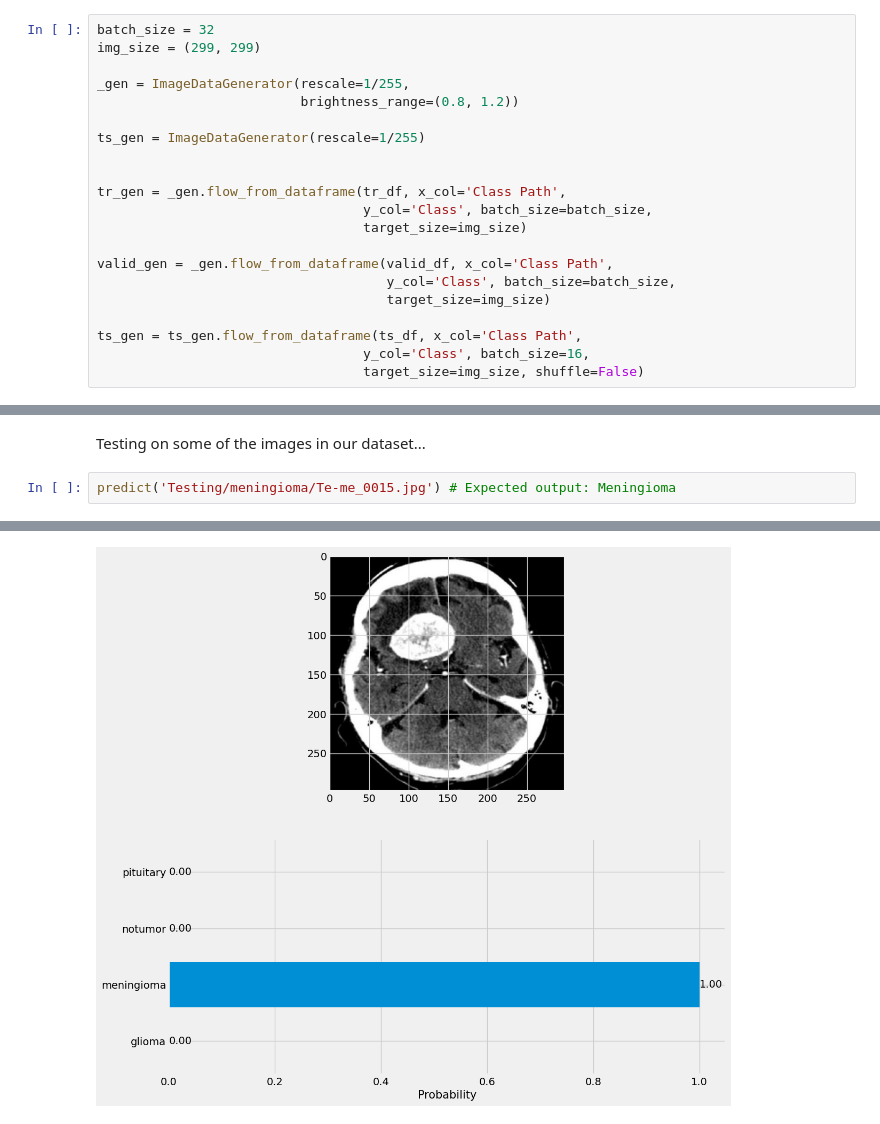
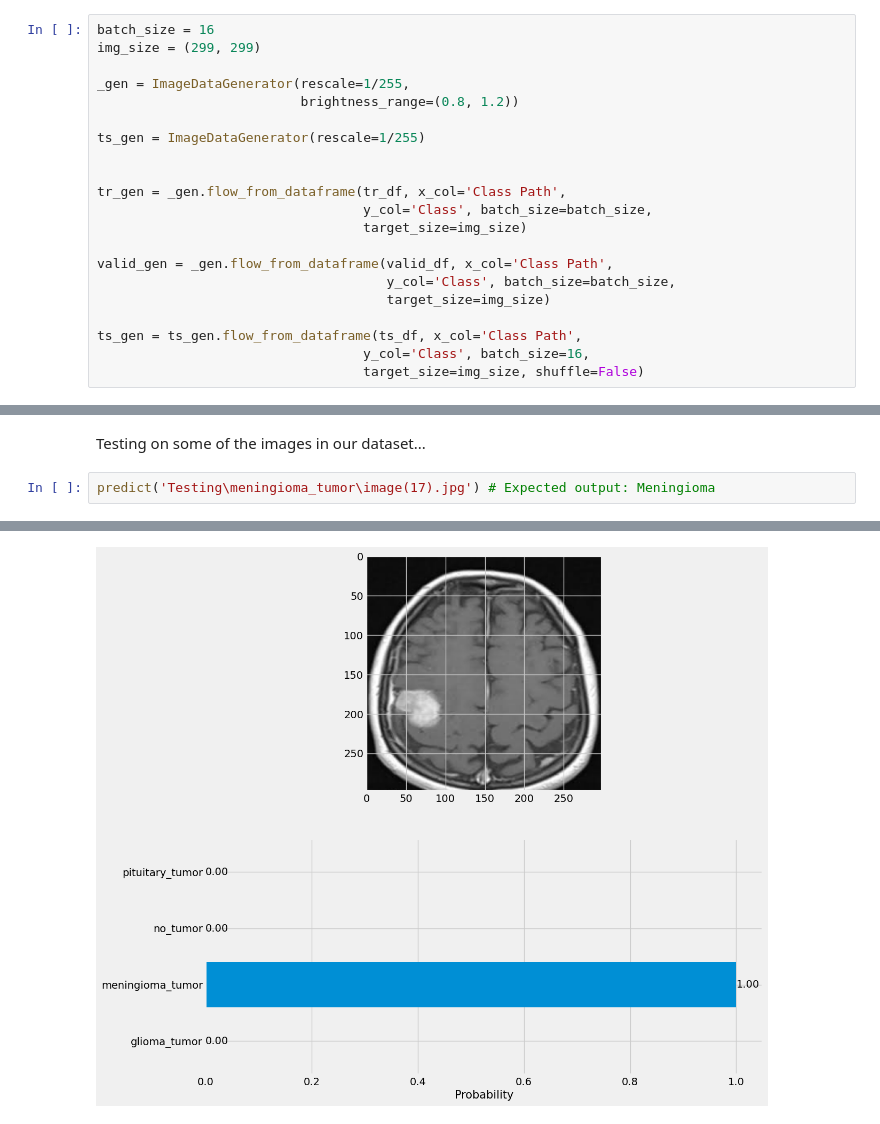
Before and after one commit to CS123A-BioinformaticI/term-project-VikramArunkumar, a Jupyter notebook: BrainTumorDetection.ipynb, the cells around one changed output, grey strips where cells are left out. Drawn from its saved outputs; the diff is of its cells as text.

```diff
--- a/BrainTumorDetection.ipynb
+++ b/BrainTumorDetection.ipynb
@@ -123,5 +131,5 @@ valid_df
 # %%
-batch_size = 32
+batch_size = 16
 img_size = (299, 299)
 
 _gen = ImageDataGenerator(rescale=1/255,
@@ -399,5 +464,5 @@ def predict(img_path):
 # %% [markdown]
 Testing on some of the images in our dataset...
 # %%
-predict('Testing/meningioma/Te-me_0015.jpg') # Expected output: Meningioma
+predict('Testing\meningioma_tumor\image(17).jpg') # Expected output: Meningioma
 # %% [output]
@@ -405,2 +470,2 @@ predict('Testing/meningioma/Te-me_0015.jpg') # Expected output: Meningioma
-[figure, old version]
+[figure, new version]
 # %%
```
Also changed, not shown: parts of 22 cells of this notebook.
